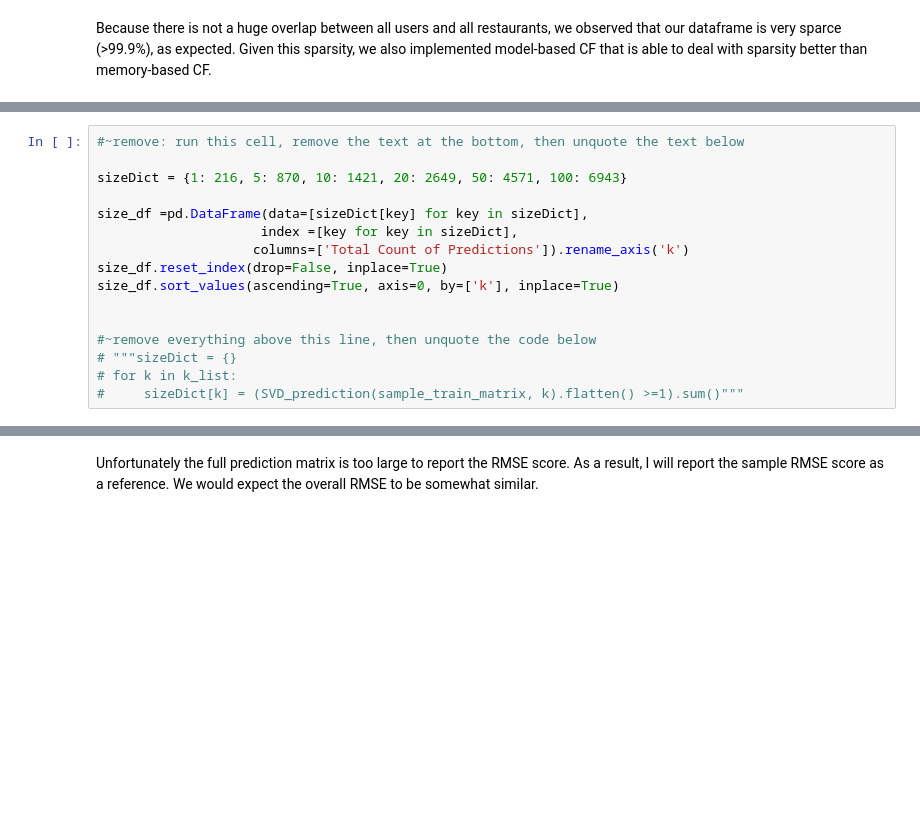
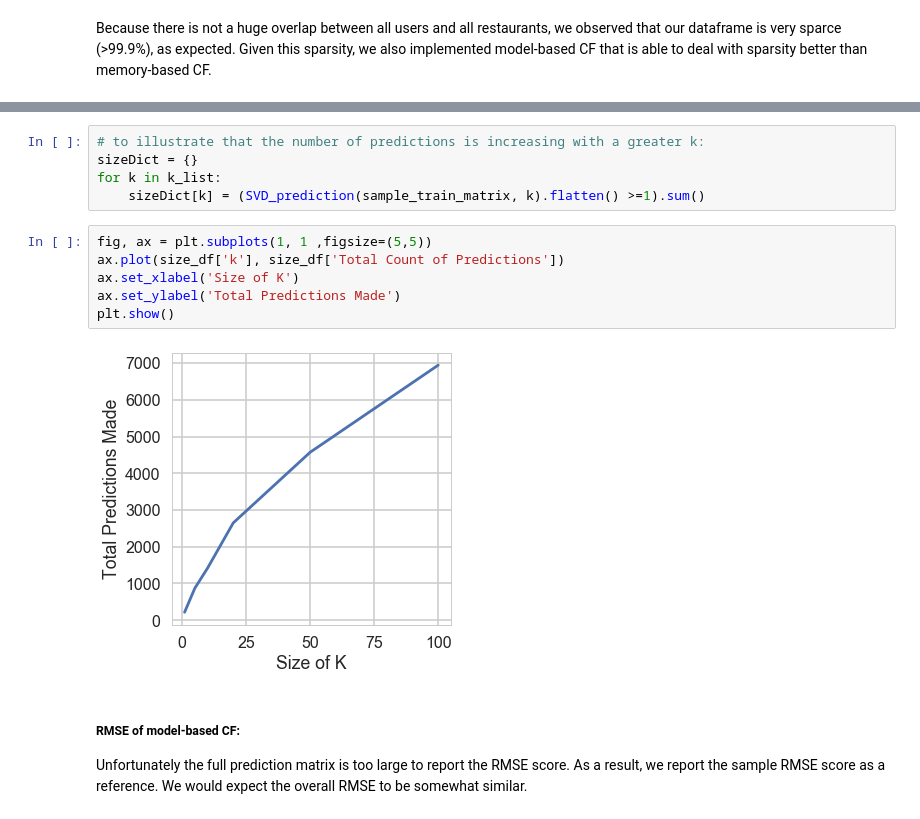
Before and after one commit to yejineun/CS109a_final, a Jupyter notebook: notebooks/final_report_v0.ipynb, the cells around one changed output, grey strips where cells are left out. Drawn from its saved outputs; the diff is of its cells as text; blank space fills up the shorter version.

```diff
--- a/notebooks/final_report_v0.ipynb
+++ b/notebooks/final_report_v0.ipynb
@@ -1512,16 +1464,0 @@ svd_df
-# %%
-#~remove: run this cell, remove the text at the bottom, then unquote the text below
-
-sizeDict = {1: 216, 5: 870, 10: 1421, 20: 2649, 50: 4571, 100: 6943}
-
-size_df =pd.DataFrame(data=[sizeDict[key] for key in sizeDict],
-                     index =[key for key in sizeDict],
-                    columns=['Total Count of Predictions']).rename_axis('k')
-size_df.reset_index(drop=False, inplace=True)
-size_df.sort_values(ascending=True, axis=0, by=['k'], inplace=True)
-
-
-#~remove everything above this line, then unquote the code below
-# """sizeDict = {}
-# for k in k_list:
-#     sizeDict[k] = (SVD_prediction(sample_train_matrix, k).flatten() >=1).sum()"""
@@ -1560,5 +1485,19 @@ plt.show()
+# %%
+# to illustrate that the number of predictions is increasing with a greater k:
+sizeDict = {}
+for k in k_list:
+    sizeDict[k] = (SVD_prediction(sample_train_matrix, k).flatten() >=1).sum()
+# %%
+fig, ax = plt.subplots(1, 1 ,figsize=(5,5))
+ax.plot(size_df['k'], size_df['Total Count of Predictions'])
+ax.set_xlabel('Size of K')
+ax.set_ylabel('Total Predictions Made')
+plt.show()
+# %% [output]
+[figure, added]
 # %% [markdown]
-Unfortunately the full prediction matrix is too large to report the RMSE score. As a result, I will report the sample RMSE score as a reference. We would expect the overall RMSE to be somewhat similar.
+##### RMSE of model-based CF:
+Unfortunately the full prediction matrix is too large to report the RMSE score. As a result, we report the sample RMSE score as a reference. We would expect the overall RMSE to be somewhat similar.
 # %%
 X_pred = SVD_prediction(train_matrix, 100)
 sample_X_pred = SVD_prediction(sample_train_matrix, 100)
```
Also changed, not shown: parts of 17 cells of this notebook, 2 other files.
